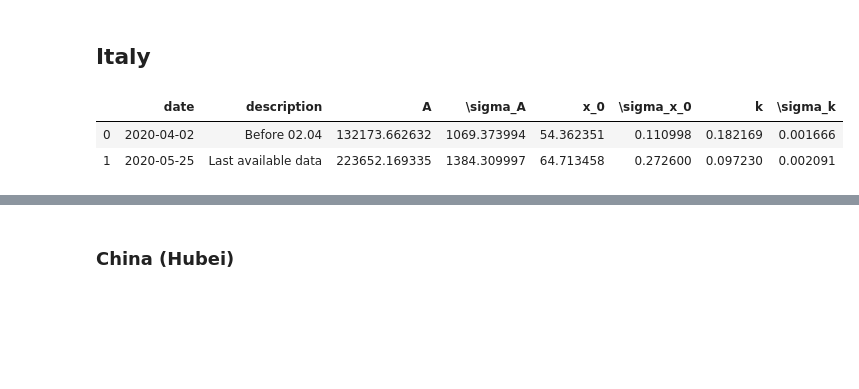
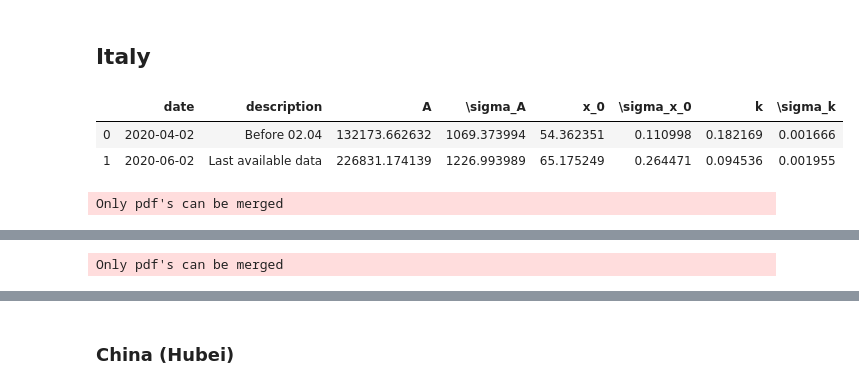
Before and after one commit to eg0rim/ER-project, a Jupyter notebook: project.ipynb, the cells around one changed output, grey strips where cells are left out. Saved outputs shown, nothing was run; the diff lists cells and outputs as text; code cells hidden in the pictures; blank space fills up the shorter version.

```diff
--- a/project.ipynb
+++ b/project.ipynb
@@ -9,6 +9,8 @@ import scipy.special as spec
 from plotly.subplots import make_subplots
 import os
 import plotly
+DATA_OWID = pd.read_csv('https://github.com/owid/covid-19-data/blob/master/public/data/owid-covid-data.csv?raw=true')
+DATA_GOOGLE = pd.read_csv("https://www.gstatic.com/covid19/mobility/Global_Mobility_Report.csv",low_memory=False)
 # %%
 def smoooooth(alpha, y):
     num_els = len(y)
@@ -496,51 +672,66 @@ cutoffs = pd.DataFrame({
     "date": [date("2020-04-02")],
     "description": ["Before 02.04"]
 })
-params = get_fit_of_cutoffs(df, cutoffs, add_fit_of_all_data=True)
-figs = plotter(df, params, df_mobility=df_mobility)
+params = get_fit_of_cutoffs(df, cutoffs, add_fit_of_all_data = True)
+# plot figures
+
+figs = plotter(df, params=None, df_mobility=df_mobility, template=template, correlation=14)
+# show coeffs
 display(unfold(params))
-ext = "pdf"
+
+# set extension of output files
+ext = "png"
+scale = 2.
+# set mode of image_writer (if mode: write images)
+mode = True
+
 
 f = figs[-1]
-iw = image_writer(f, "IT_mobility", ext)
+iw = image_writer(f, "IT_mobility_"+ext, ext, mode=mode,scale=scale)
 iw.write()
 add_caption(f, date("2020-02-22"), text="Measures imposed in<br>northern regions", bg_color="LightGreen", pos_x=-80, pos_y = 25)
 iw.write()
 add_caption(f, date("2020-02-26"), text="Drop in mobilitly<br>in northern regions", bg_color="LightGreen", pos_x=-90, pos_y =70)
 iw.write()
 add_caption(f, date("2020-03-01"), text="Nationwide measures", bg_color="LightGreen", pos_x=-50)
 add_filling(f, date("2020-03-01"), date("2020-03-15"))
 add_caption(f, date("2020-03-15"), text="15-days delay betwwen nationwide measures<br>and significant drop in mobility", pos_y=-60, pos_x=150)
 iw.write()
 add_caption(f, date("2020-03-08"), text="Penalties for violation<br>measures introduced", bg_color="LightGreen", pos_y=-60, pos_x=-60)
 iw.write()
 add_caption(f, date("2020-03-22"), text="Mobility index reaches minimum", bg_color="LightGreen", pos_x=50)
 iw.write()
 iw.merge_pdfs()
-iw.clear_temp_files()
 f.show()
 
 f = figs[1]
-iw = image_writer(f, "IT_plot", ext)
+iw = image_writer(f, "IT_plot_"+ext, ext, mode=mode,scale=scale)
 add_caption(f, date("2020-02-22"), text="Measures imposed in<br>northern regions", bg_color="LightGreen", pos_x=-80, pos_y = 25)
 add_caption(f, date("2020-02-26"), text="Drop in mobilitly<br>in northern regions", bg_color="LightGreen", pos_x=-90, pos_y =70)
 add_caption(f, date("2020-03-01"), text="Nationwide measures", bg_color="LightGreen", pos_x=-50)
 add_caption(f, date("2020-03-08"), text="Penalties for violation<br>measures introduced", bg_color="LightGreen", pos_y=-60, pos_x=-60)
 add_caption(f, date("2020-03-15"), text="15-days delay betwwen nationwide measures<br>and significant drop in mobility", pos_y=-60, pos_x=150)
 add_caption(f, date("2020-03-22"), text="Mobility index reaches minimum", bg_color="LightGreen", pos_x=50)
 add_filling(f, date("2020-03-01"), date("2020-03-15"))
 iw.write()
+add_approximant(f, params, 1)
+iw.write()
 add_filling(f, date("2020-03-22"), date("2020-04-02"), fill_color="Blue")
 add_caption(f, date("2020-03-28"), text="10-days <i>incubation</i> period", bg_color="LightBlue", pos_x=130, pos_y=15, wline=False)
 iw.write()
+add_approximant(f, params, 0)
+iw.write()
+add_difference(f, fit_ref=-1, fit=-2,pos_x=13)
+iw.write()
 iw.merge_pdfs()
-iw.clear_temp_files()
 f.show()
 # %% [output]
 |  | date | description | A | \sigma_A | x_0 | \sigma_x_0 | k | \sigma_k |
 | 0 | 2020-04-02 | Before 02.04 | 132173.662632 | 1069.373994 | 54.362351 | 0.110998 | 0.182169 | 0.001666 |
-| 1 | 2020-05-25 | Last available data | 223652.169335 | 1384.309997 | 64.713458 | 0.272600 | 0.097230 | 0.002091 |
+| 1 | 2020-06-02 | Last available data | 226831.174139 | 1226.993989 | 65.175249 | 0.264471 | 0.094536 | 0.001955 |
+Only pdf's can be merged
 [interactive output not drawn]
+Only pdf's can be merged
 [interactive output not drawn]
 # %% [markdown]
 ### China (Hubei)
```
Also changed, not shown: parts of 2 cells of this notebook.
